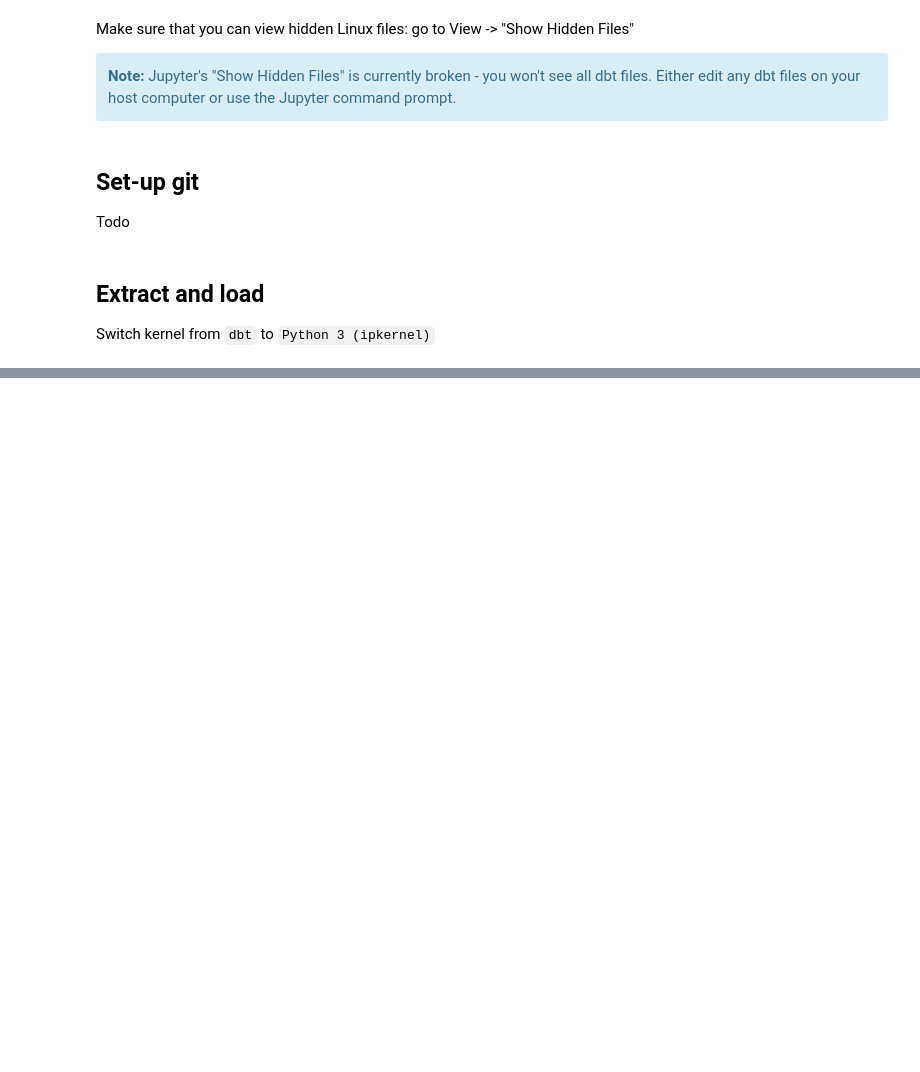
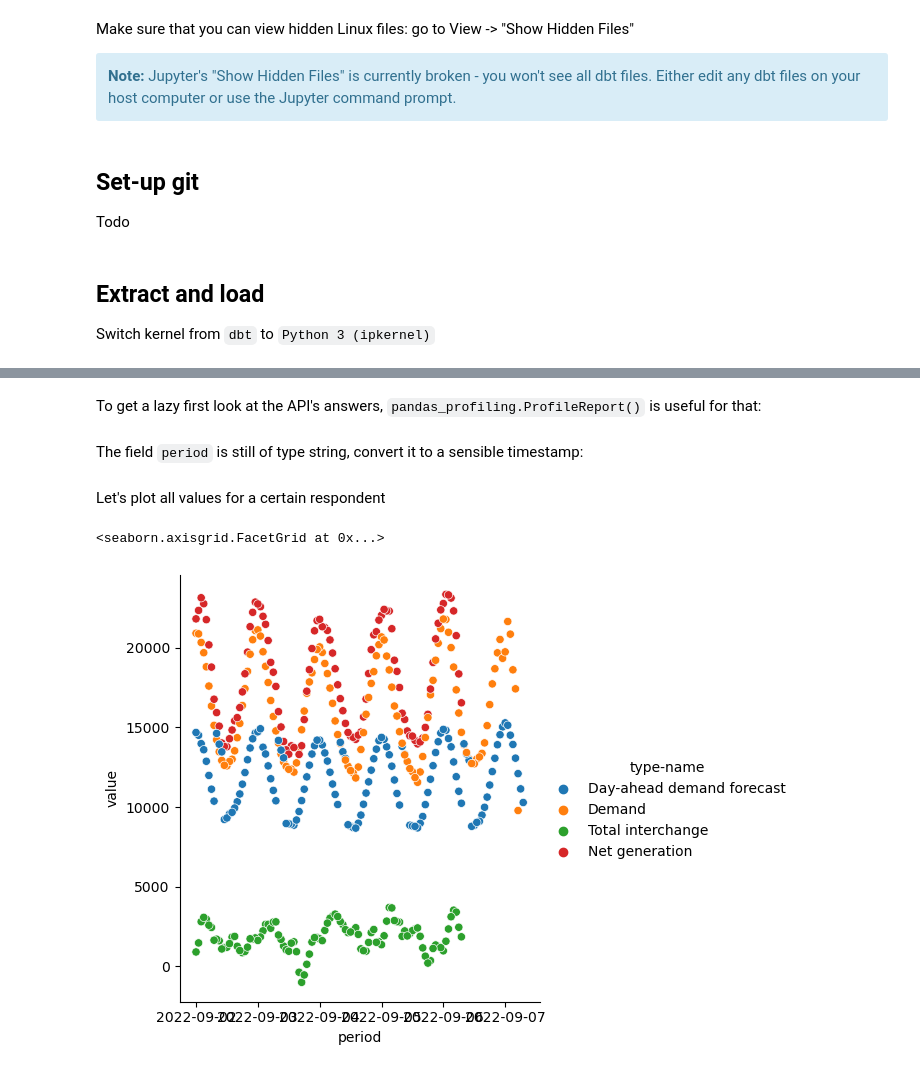
Before and after one commit to awkgroupag/datalab, a Jupyter notebook: lab/dbt.ipynb, the cells around one changed output, grey strips where cells are left out. Cells and saved outputs as stored; diff of their text form; code cells hidden in the pictures; blank space fills up the shorter version.

```diff
--- a/lab/dbt.ipynb
+++ b/lab/dbt.ipynb
@@ -182,0 +245,27 @@ for table, url in raw_data:
+# %%
+def eia_api_data(api_key, path, params=None):
+    """
+    Hit the API of https://api.eia.gov at endpoint path (str)
+    and optional URL parameters params (dict), e.g.
+        api_key = '92nfLKfek3751lFLjfel34873'
+        path = '/v2/electricity/rto/data'
+        params = {'frequency': 'hourly', 'data[0]': 'value'}
+    Your path should probably end in `/data`!
+
+    Returns result as dataframe
+    Raises requests.exceptions.HTTPError if we get an HTTP
+    status code of >=400
+    Raises KeyError if you hit the wrong API endpoint
+    """
+    logging.info('Start data download')
+    params = params or dict()
+    data = eia_api(api_key, path, params)
+    df = pd.DataFrame.from_dict(data['response']['data'])
+    while data['response']['total'] > len(df):
+        logging.info(f'Grabbing entries >{len(df)} of {data["response"]["total"]} entries total')
+        params['offset'] = len(df)
+        data = eia_api(api_key, path, params=params)
+        df = pd.concat([df, pd.DataFrame.from_dict(data['response']['data'])])
+    df.reset_index(drop=True, inplace=True)
+    logging.info('Finished data download')
+    return df
@@ -182,0 +290,11 @@ for table, url in raw_data:
+# %%
+path = '/v2/electricity/rto/region-data/data'
+params = {
+    "frequency": "hourly",
+    "data[0]": "value",
+    "facets": {},
+    "start": "2022-09-02T00",
+    # "stop": "2022-09-02T00"
+}
+region_data = eia_api_data(api_key, path, params=params)
+region_data
@@ -182,0 +323,2 @@ for table, url in raw_data:
+# %% [markdown]
+To get a lazy first look at the API's answers, `pandas_profiling.ProfileReport()` is useful for that:
@@ -182,0 +327,13 @@ for table, url in raw_data:
+# %% [markdown]
+The field `period` is still of type string, convert it to a sensible timestamp:
+# %%
+region_data['period'].apply(pendulum.parse, inplace=True)
+# %% [markdown]
+Let's plot all values for a certain respondent
+# %%
+respondent = 'SW'
+
+sns.relplot(data=region_data[region_data['respondent'] == respondent].dropna(), x='period', y='value', hue='type-name')
+# %% [output]
+<seaborn.axisgrid.FacetGrid at 0x...>
+[figure, added]
```
Also changed, not shown: parts of 21 cells of this notebook, 1 other file.
